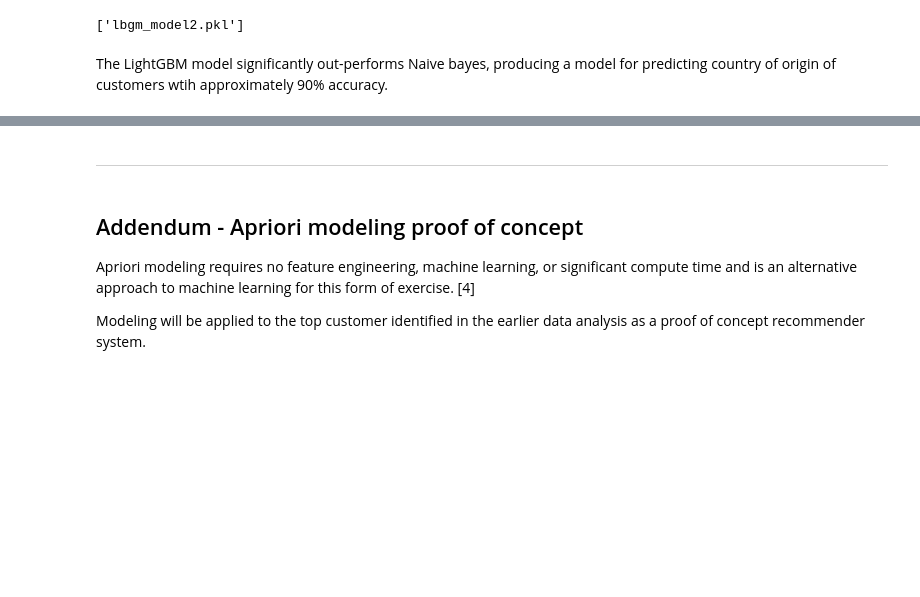
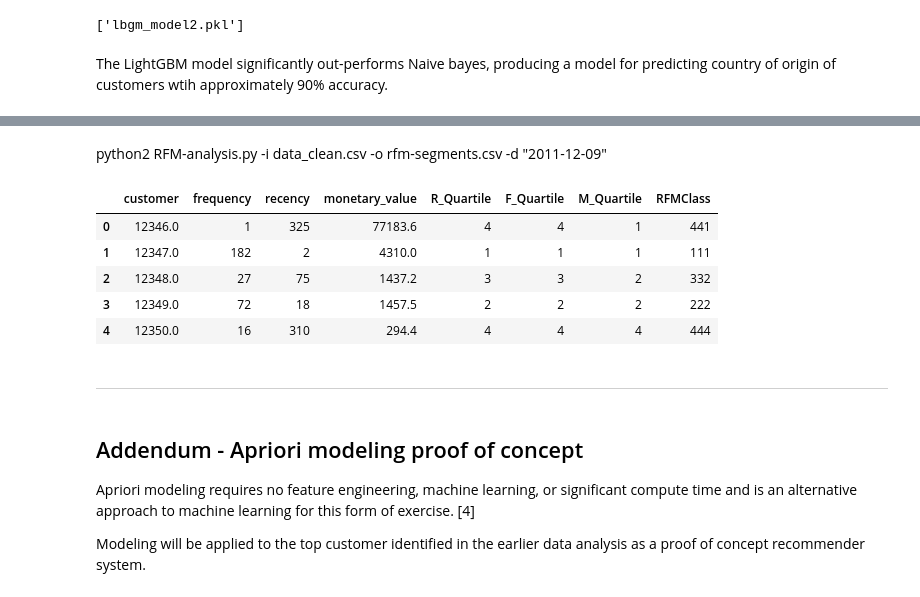
Before and after one commit to scheckley/online-retail, a Jupyter notebook: analysis.ipynb, the cells around one changed output, grey strips where cells are left out. Cells and saved outputs as stored; diff of their text form; code cells hidden in the pictures; blank space fills up the shorter version.

```diff
--- a/analysis.ipynb
+++ b/analysis.ipynb
@@ -1022,3 +998,16 @@ Further work could also be performed on both LightGBM models generated during th
+# %% [markdown]
+ python2 RFM-analysis.py -i data_clean.csv -o rfm-segments.csv -d "2011-12-09"
+# %%
+rfm_data = pd.read_csv('rfm-segments.csv')
+# %%
+rfm_data.head()
+# %% [output]
+|  | customer | frequency | recency | monetary_value | R_Quartile | F_Quartile | M_Quartile | RFMClass |
+| 0 | 12346.0 | 1 | 325 | 77183.6 | 4 | 4 | 1 | 441 |
+| 1 | 12347.0 | 182 | 2 | 4310.0 | 1 | 1 | 1 | 111 |
+| 2 | 12348.0 | 27 | 75 | 1437.2 | 3 | 3 | 2 | 332 |
+| 3 | 12349.0 | 72 | 18 | 1457.5 | 2 | 2 | 2 | 222 |
+| 4 | 12350.0 | 16 | 310 | 294.4 | 4 | 4 | 4 | 444 |
 # %% [markdown]
 ---
 # %% [markdown]
```
Also changed, not shown: parts of 4 cells of this notebook.
